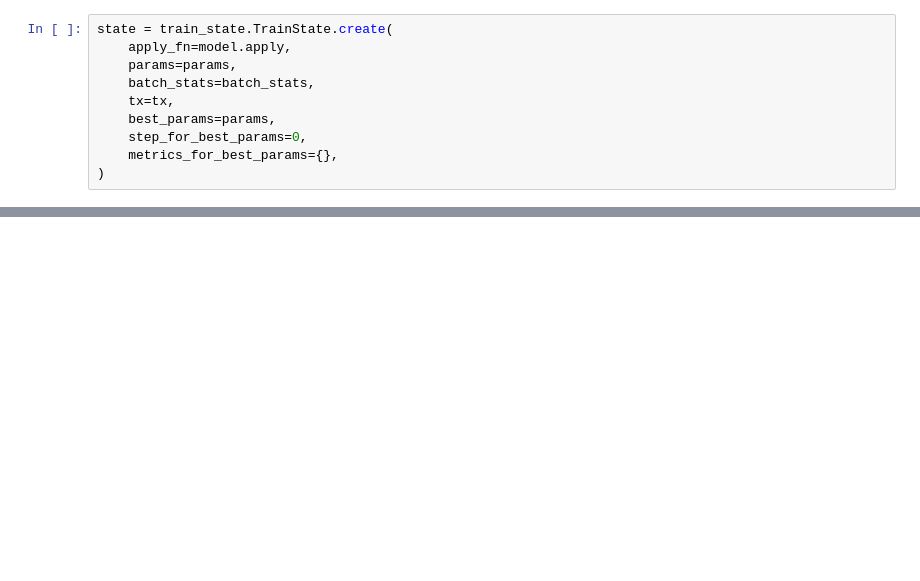
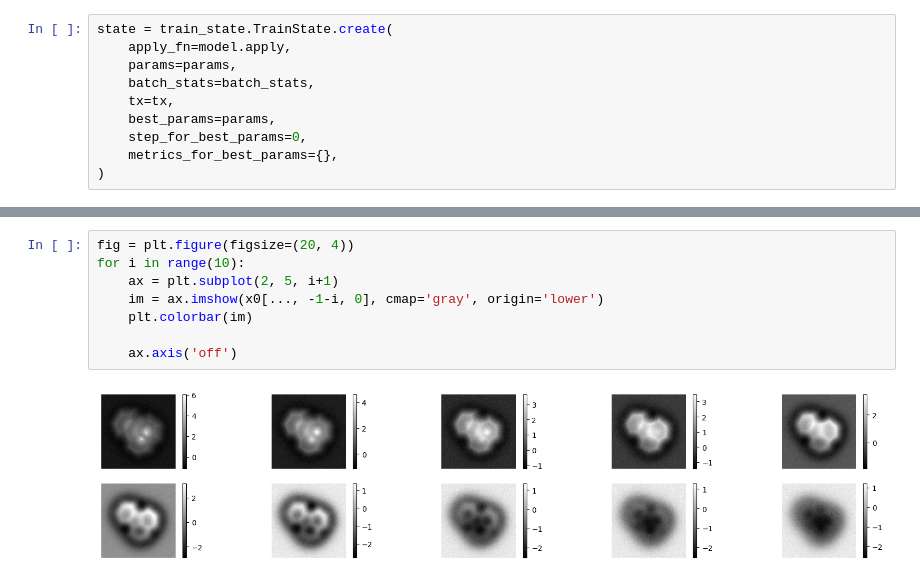
Before and after one commit to LauriKurki/molecule-net, a Jupyter notebook: notebooks/model_test.ipynb, the cells around one changed output, grey strips where cells are left out. Cells and saved outputs as stored; diff of their text form; blank space fills up the shorter version.

```diff
--- a/notebooks/model_test.ipynb
+++ b/notebooks/model_test.ipynb
@@ -130,0 +229,10 @@ Metric.from_output.<locals>.FromOutput(total=Array(0.00385207, dtype=float32), c
+# %%
+fig = plt.figure(figsize=(20, 4))
+for i in range(10):
+    ax = plt.subplot(2, 5, i+1)
+    im = ax.imshow(x0[..., -1-i, 0], cmap='gray', origin='lower')
+    plt.colorbar(im)
+
+    ax.axis('off')
+# %% [output]
+[figure, added]
```
Also changed, not shown: parts of 9 cells of this notebook, 1 other file.
